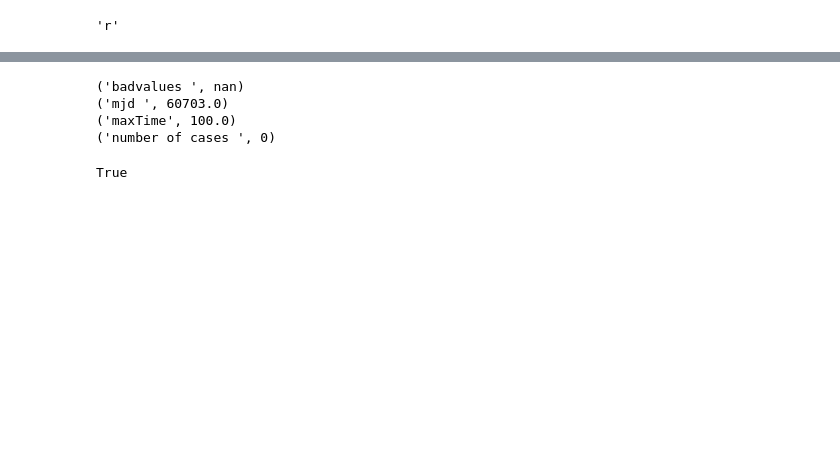
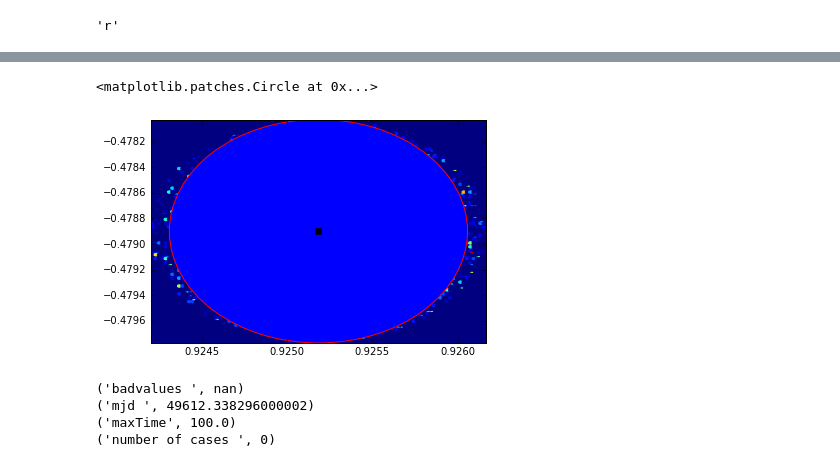
Before and after one commit to lsst-sims/legacy_sims_catUtils, a Jupyter notebook: examples/Using_SNModels_dbObj.ipynb, the cells around one changed output, grey strips where cells are left out. Saved outputs shown, nothing was run; the diff lists cells and outputs as text; code cells hidden in the pictures; blank space fills up the shorter version.

```diff
--- a/examples/Using_SNModels_dbObj.ipynb
+++ b/examples/Using_SNModels_dbObj.ipynb
@@ -59,3 +61,6 @@ raConv = degConv / 24.0 * 360.
 centralRA = np.dot(np.array([3., 32., 30]), raConv) #03h 32m 30s
 centralDec = np.dot(np.array([-28, 6., 0.]), degConv)
 patchRadius = 0.4 * np.sqrt(2) #np.dot(np.array([0.0, 10.0, 0.]), degConv)
+# %%
+opsimPath = os.path.join('/Users/rbiswas/data/LSST/OpSimData')
+opsimDB = os.path.join(opsimPath,'enigma_1189_sqlite.db')
@@ -89,16 +144,28 @@ TwinklesObsMetaDataSmall.bandpass
+# %%
+fig, ax = plt.subplots()
+ax.hexbin(TTSNdf['#raJ2000'], TTSNdf.decJ2000)
+ax.plot(np.radians(TwinklesObsMetaDataSmall.pointingRA), np.radians(TwinklesObsMetaDataSmall.pointingDec),
+         'ks')
+circ = mpatches.Circle((np.radians(TwinklesObsMetaDataSmall.pointingRA), np.radians(TwinklesObsMetaDataSmall.pointingDec)),
+         np.radians(0.05))
+circ.set(edgecolor='r')
+#circ.set(face)
+ax.add_artist(circ)
+# %% [output]
+<matplotlib.patches.Circle at 0x...>
+[figure, added]
 # %%
-sncatalog = TwinkSNCat(db_obj=s, obs_metadata=TwinklesObsMetaDataSmall,
-                         column_outputs=['snra', 'sndec', 'Tsnid', 'Tx0', 'Tt0', 'flux', 'flux_err', 'mag', 'mag_err',
-                                         'magNorm', 'sedFilepath'])
-sncatalog.writeSedFile = True
+sncatalog = FrozenSNCat(db_obj=s, obs_metadata=TwinklesObsMetaDataSmall,
+                         column_outputs=['snra', 'sndec', 'snid', 'x0', 't0', 'flux', 'flux_err', 'mag', 'mag_err',
+                                         'TmagNorm', 'TsedFilepath'])
+sncatalog.surveyStartDate = 49500.
+sncatalog.writeSedFile = False
 sncatalog.prefix = '/Users/rbiswas/tmp/'
 # %% [output]
 ('badvalues ', nan)
-('mjd ', 60703.0)
+('mjd ', 49612.338296000002)
 ('maxTime', 100.0)
 ('number of cases ', 0)
 # %%
-sncatalog.suppressDimSN
+sncatalog.suppressDimSN = True
-# %% [output]
-True
 # %%
```
Also changed, not shown: parts of 31 cells of this notebook, 6 other files.
